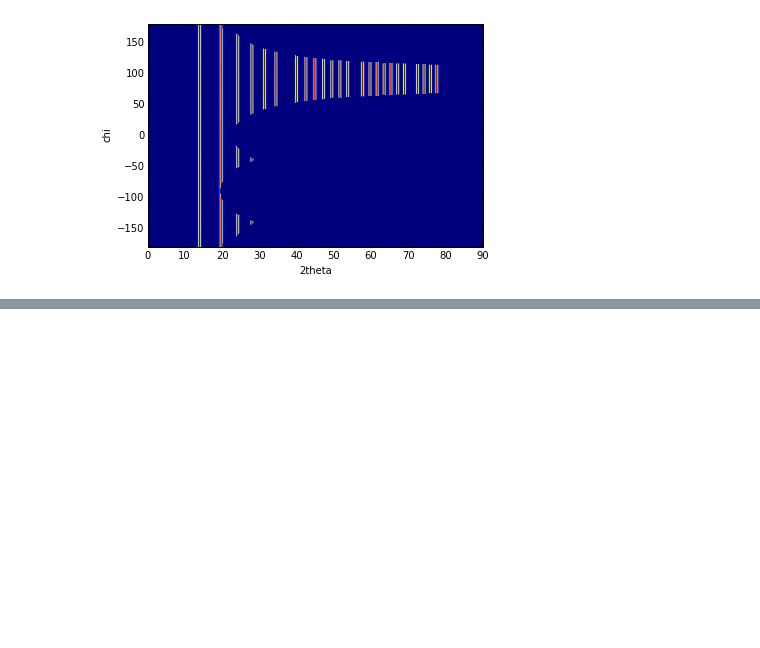
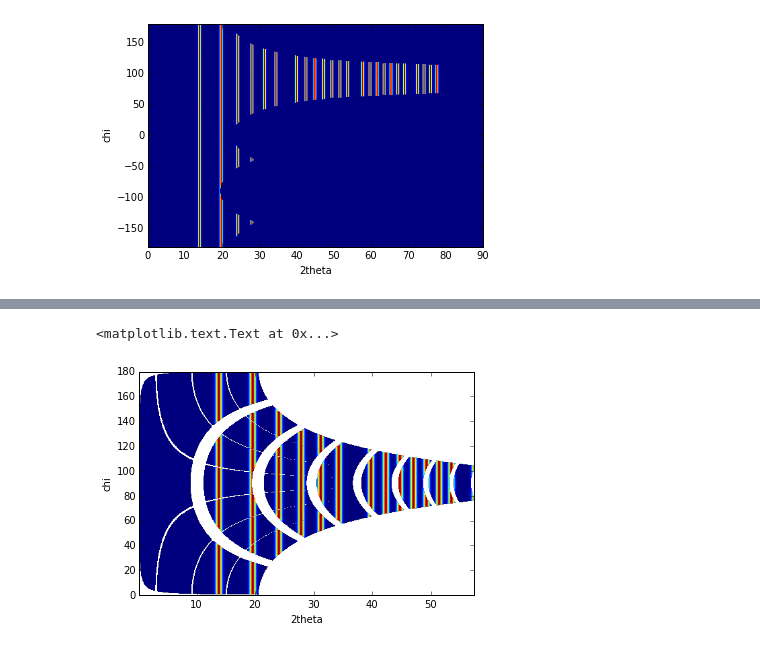
Before and after one commit to silx-kit/pyFAI, a Jupyter notebook: doc/source/usage/tutorial/MultiGeometry.ipynb, the cells around one changed output, grey strips where cells are left out. Cells and saved outputs as stored; diff of their text form; code cells hidden in the pictures; blank space fills up the shorter version.

```diff
--- a/doc/source/usage/tutorial/MultiGeometry.ipynb
+++ b/doc/source/usage/tutorial/MultiGeometry.ipynb
@@ -236,0 +256,8 @@ It isn't that difficult, is it ?
+# %%
+I, tth, chi=ai.integrate2d(img, 500, 360, azimuth_range=(0,180), unit="2th_deg", dummy=-1)
+imshow(sqrt(I),origin="lower",extent=[tth.min(), tth.max(), chi.min(), chi.max()], aspect="auto")
+xlabel("2theta")
+ylabel("chi")
+# %% [output]
+<matplotlib.text.Text at 0x...>
+[figure, added]
```
Also changed, not shown: parts of 11 cells of this notebook, 15 other files.
